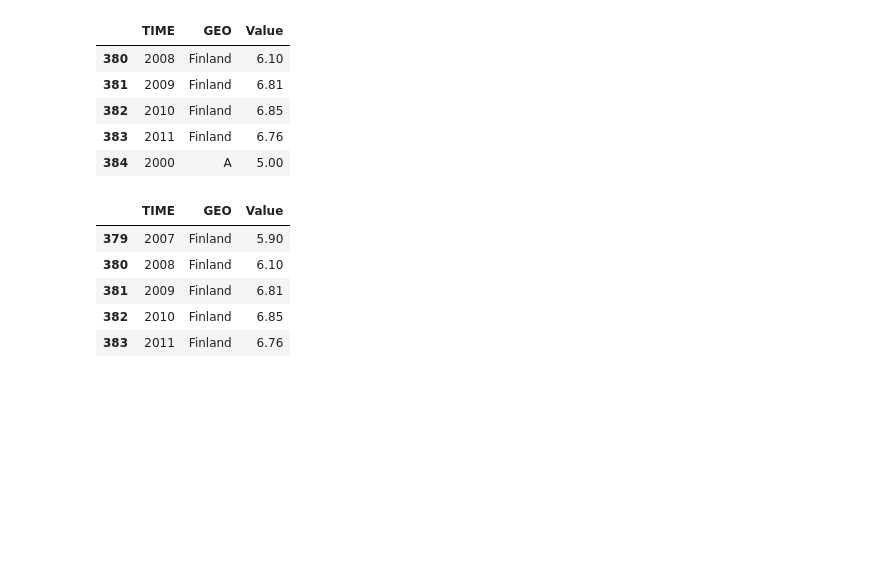
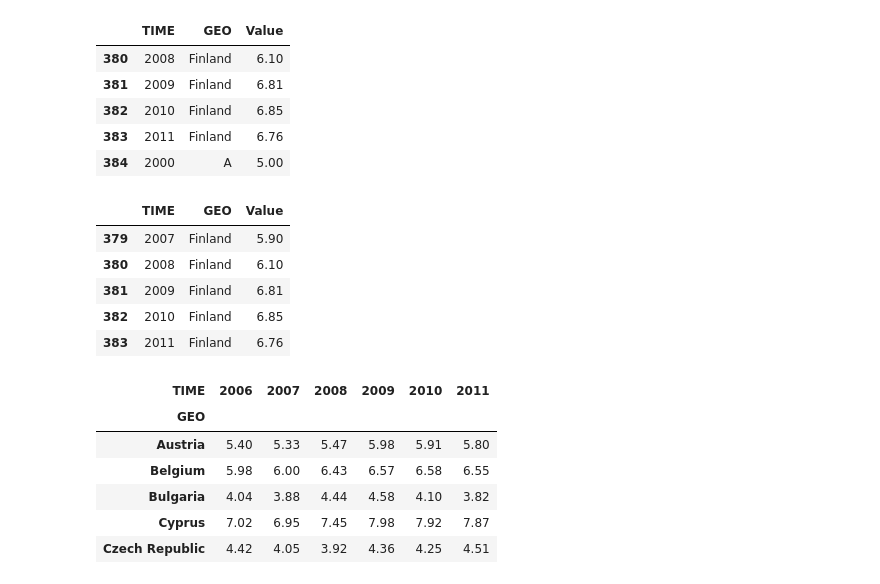
Before and after one commit to SantiGarzonD/introduction-datascience-python-book, a Jupyter notebook: JN_Propios/Open_Government_Data_Analysis.ipynb, the cells around one changed output. Cells and saved outputs as stored; diff of their text form; code cells hidden in the pictures; blank space fills up the shorter version.

```diff
--- a/JN_Propios/Open_Government_Data_Analysis.ipynb
+++ b/JN_Propios/Open_Government_Data_Analysis.ipynb
@@ -214,3 +219,17 @@ edu.tail()
 | 381 | 2009 | Finland | 6.81 |
 | 382 | 2010 | Finland | 6.85 |
 | 383 | 2011 | Finland | 6.76 |
+# %%
+filtered_data = edu[edu["TIME"] > 2005]
+pivedu = pd.pivot_table(filtered_data, values = 'Value',
+                        index = ['GEO'] ,
+                        columns = ['TIME'])
+pivedu.head()
+# %% [output]
+| TIME | 2006 | 2007 | 2008 | 2009 | 2010 | 2011 |
+| GEO |  |  |  |  |  |  |
+| Austria | 5.40 | 5.33 | 5.47 | 5.98 | 5.91 | 5.80 |
+| Belgium | 5.98 | 6.00 | 6.43 | 6.57 | 6.58 | 6.55 |
+| Bulgaria | 4.04 | 3.88 | 4.44 | 4.58 | 4.10 | 3.82 |
+| Cyprus | 7.02 | 6.95 | 7.45 | 7.98 | 7.92 | 7.87 |
+| Czech Republic | 4.42 | 4.05 | 3.92 | 4.36 | 4.25 | 4.51 |
```
Also changed, not shown: parts of 11 cells of this notebook.
